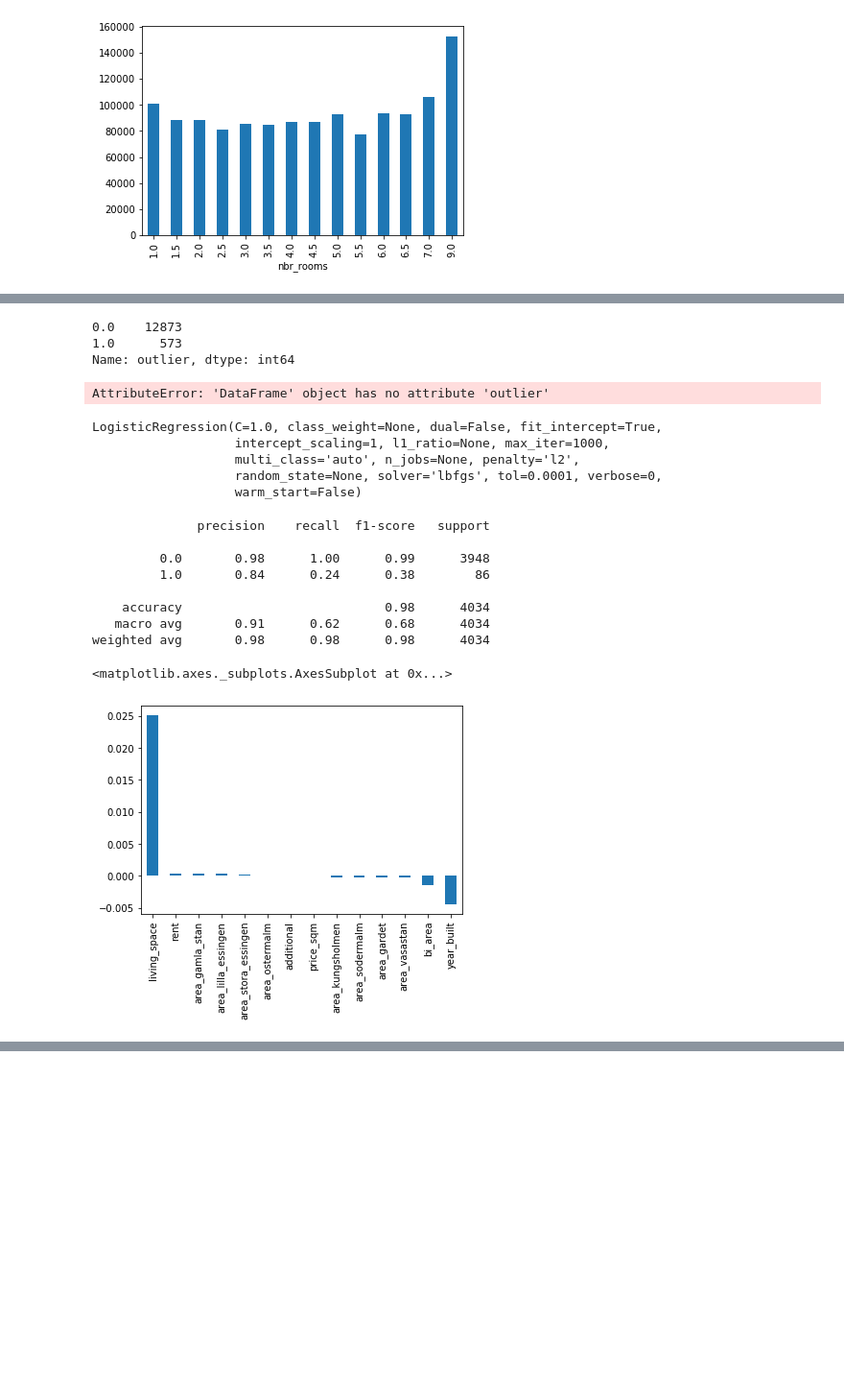
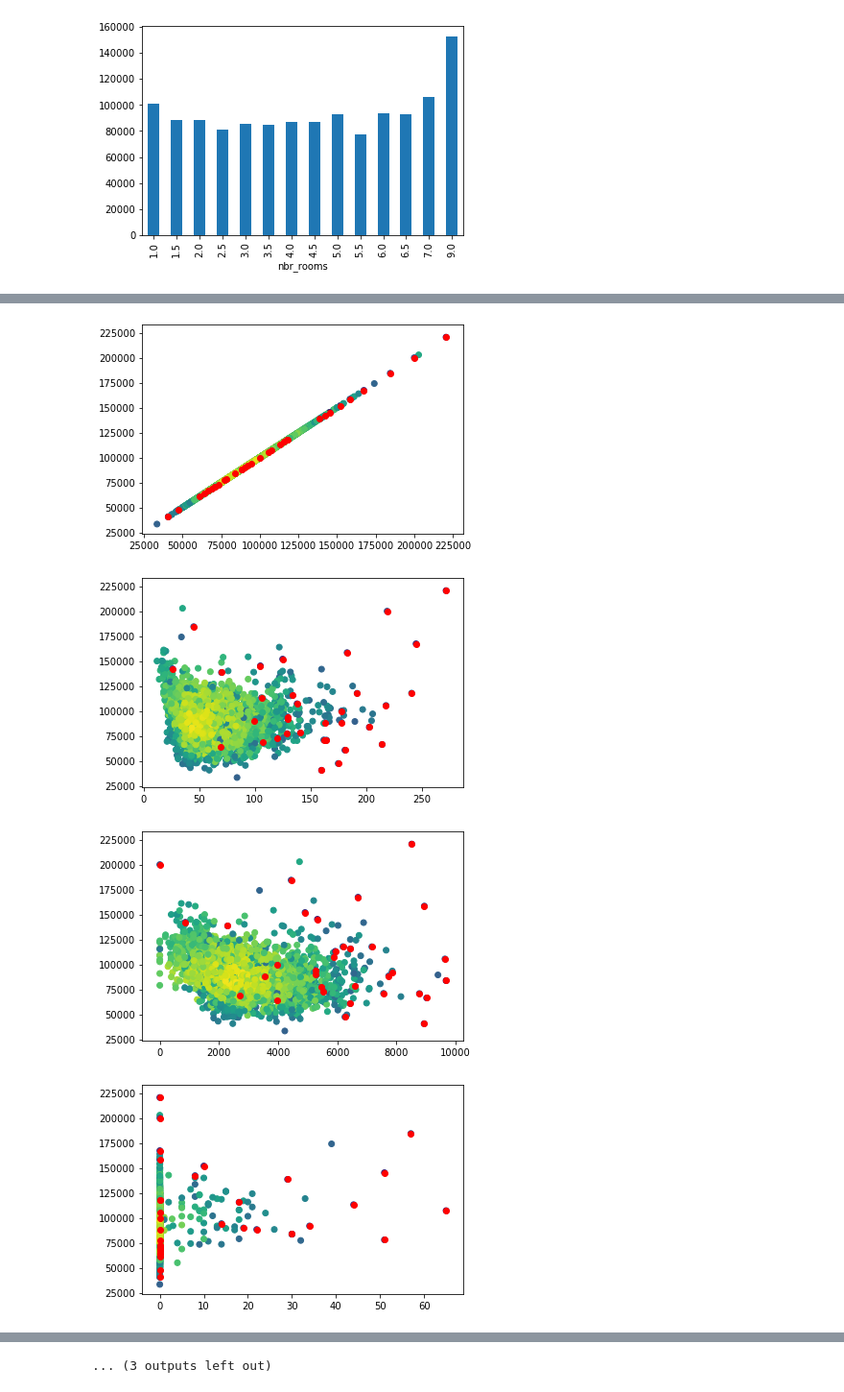
Before and after one commit to eriknorlander/webscraping_hemnet, a Jupyter notebook: Stockholm House Price Analysis.ipynb, the cells around one changed output, grey strips where cells are left out. Shown at 96% size. Cells and saved outputs as stored; diff of their text form; code cells hidden in the pictures; blank space fills up the shorter version.

```diff
--- a/Stockholm House Price Analysis.ipynb
+++ b/Stockholm House Price Analysis.ipynb
@@ -108,5 +113,0 @@ pd.Series(colors).hist()
-# %%
-for col in X.columns:
-    plt.scatter(X[col], X.price_sqm, c=colors)
-    plt.scatter(X.loc[colors<0.3][col], X.loc[colors<.3].price_sqm, c='r')
-    plt.show()
@@ -224,44 +114,10 @@ plt.scatter(df.living_space, df.price_sqm, c=df.outlier)
-# %%
-df.outlier.value_counts()
-# %% [output]
-0.0    12873
-1.0      573
-Name: outlier, dtype: int64
-# %%
-from sklearn.model_selection import train_test_split
-X_train, X_test, y_train, y_test = train_test_split(df1,
-                                                   df.outlier,
-                                                   test_size=.3,
-                                                   random_state=42,
-                                                   stratify=df.outlier)
-# %% [output]
-AttributeError: 'DataFrame' object has no attribute 'outlier'
-# %%
-from sklearn.linear_model import LogisticRegression
-clf = LogisticRegression(max_iter=1000)
-clf.fit(X_train, y_train)
-# %% [output]
-LogisticRegression(C=1.0, class_weight=None, dual=False, fit_intercept=True,
-                   intercept_scaling=1, l1_ratio=None, max_iter=1000,
-                   multi_class='auto', n_jobs=None, penalty='l2',
-                   random_state=None, solver='lbfgs', tol=0.0001, verbose=0,
-                   warm_start=False)
-# %%
-from sklearn.metrics import classification_report
-print(classification_report(y_test, clf.predict(X_test)))
-# %% [output]
-              precision    recall  f1-score   support
-
-         0.0       0.98      1.00      0.99      3948
-         1.0       0.84      0.24      0.38        86
-
-    accuracy                           0.98      4034
-   macro avg       0.91      0.62      0.68      4034
-weighted avg       0.98      0.98      0.98      4034
-# %%
-coef = pd.Series(clf.coef_[0])
-coef.index = df1.columns
-coef.sort_values(ascending=False).plot.bar()
-# %% [output]
-<matplotlib.axes._subplots.AxesSubplot at 0x...>
-[figure, removed]
+# %%
+for col in X_test.columns:
+    plt.scatter(X_test[col], X_test.price_sqm, c=colors)
+    plt.scatter(X_test.loc[colors<0.3][col], X_test.loc[colors<.3].price_sqm, c='r')
+    plt.show()
+# %% [output]
+[figure, added]
+[figure, added]
+[figure, added]
+[figure, added]
@@ -267,0 +132 @@ coef.sort_values(ascending=False).plot.bar()
+... (3 outputs left out)
```
Also changed, not shown: parts of 46 cells of this notebook.
